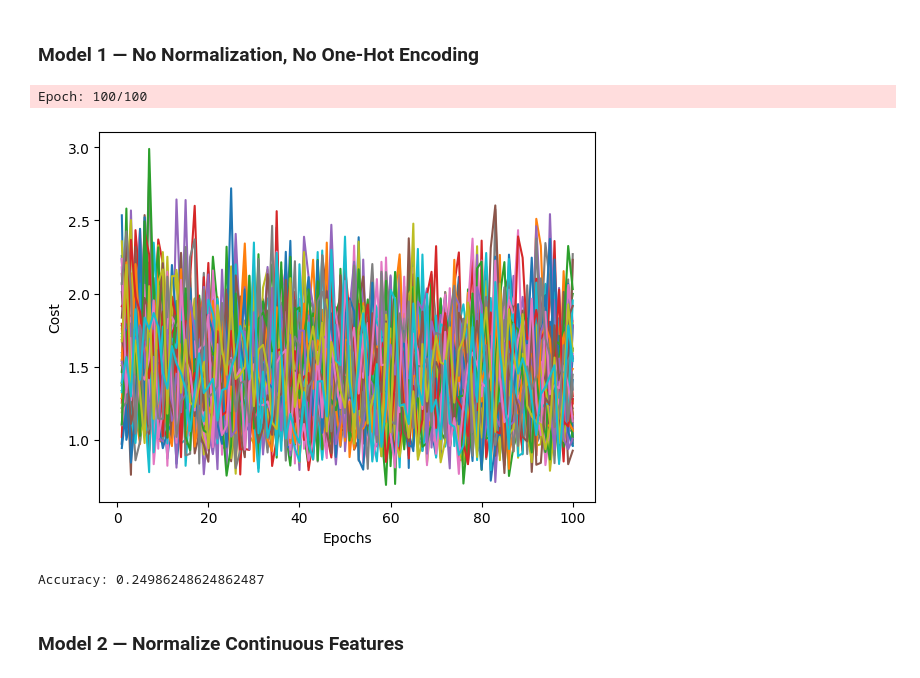
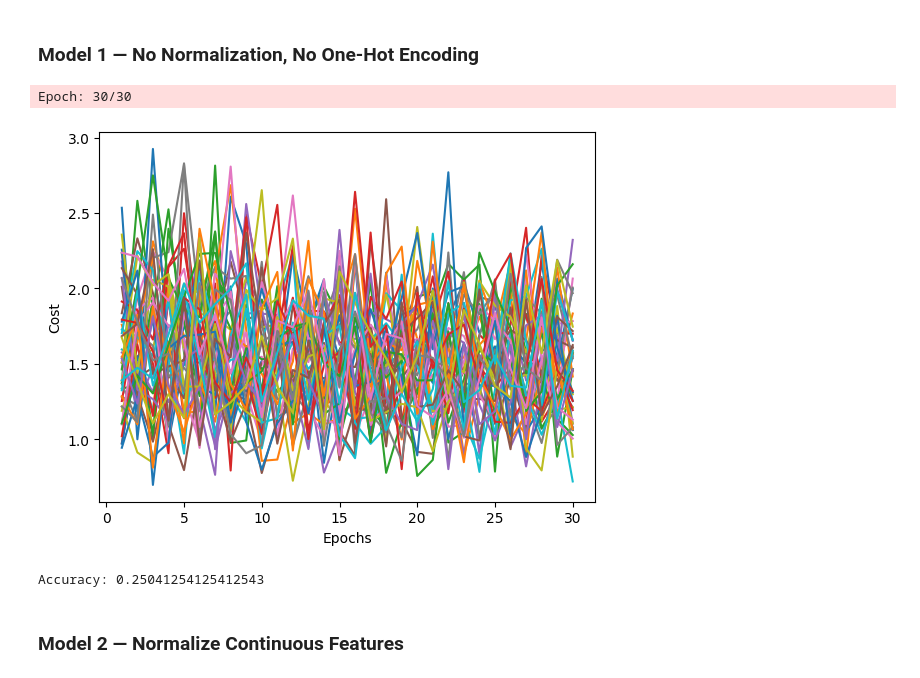
Before and after one commit to Jadonsw123/MachineLearning2026Lab4, a Jupyter notebook: lab4_mlp.ipynb, the cells around one changed output. Drawn from its saved outputs; the diff is of its cells as text; code cells hidden in the pictures.

```diff
--- a/lab4_mlp.ipynb
+++ b/lab4_mlp.ipynb
@@ -445,31 +445,31 @@ def convert_data(y_pred):
 # %%
 # train the model
 from matplotlib import pyplot as plt
 from sklearn.metrics import accuracy_score
 
 params = { 'n_hidden':30,
-         'C':0.1, 'epochs':100, 'eta':0.001,
+         'C':0.1, 'epochs':30, 'eta':0.001,
          'alpha':0.001, 'decrease_const':1e-5, 'minibatches':50,
          'shuffle':True,'random_state':1}
 # model = TLPVectorizedMiniBatchCrossEntropyGlorot(n_hidden=30, C=0.0, epochs=50, eta=0.001, random_state=42)
 mlp1 = TLPVectorizedMiniBatchCrossEntropyGlorot(**params)
 mlp1.fit(X_train, y_train, print_progress=True)
 # plot the loss over time to ensure convergence
 plt.plot(range(1, len(mlp1.cost_)+1), mlp1.cost_)
 plt.xlabel("Epochs")
 plt.ylabel("Cost")
 plt.show()
 
 # evaluate the mlp1 on the test set
 y_pred = mlp1.predict(X_test)
 
 # Get accuracy
 acc1_test = accuracy_score(y_test, y_pred)
 print("Accuracy:", acc1_test)
 # %% [output]
-Epoch: 100/100
+Epoch: 30/30
-[figure, old version]
+[figure, new version]
-Accuracy: 0.24986248624862487
+Accuracy: 0.25041254125412543
 # %% [markdown]
 ### Model 2 — Normalize Continuous Features
 # %%
```
Also changed, not shown: parts of 12 cells of this notebook.
